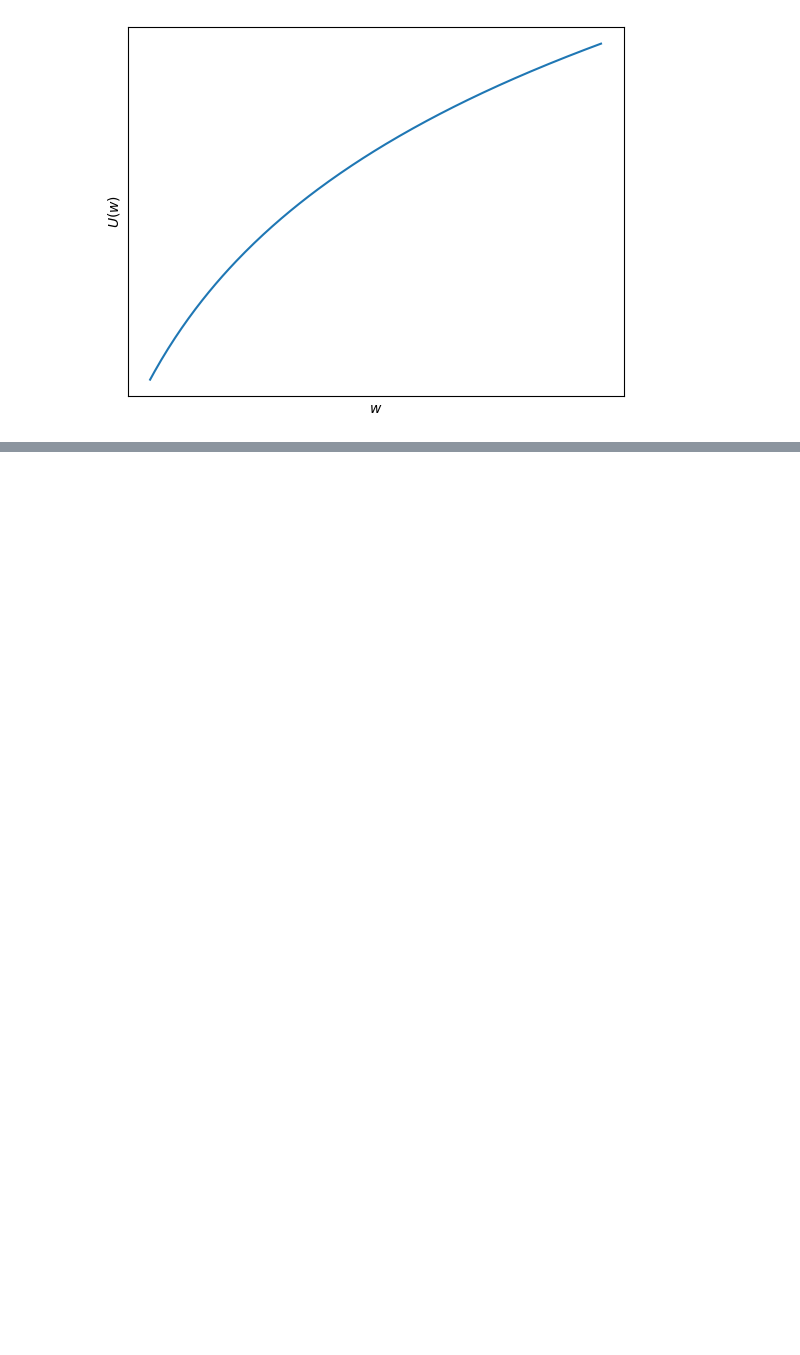
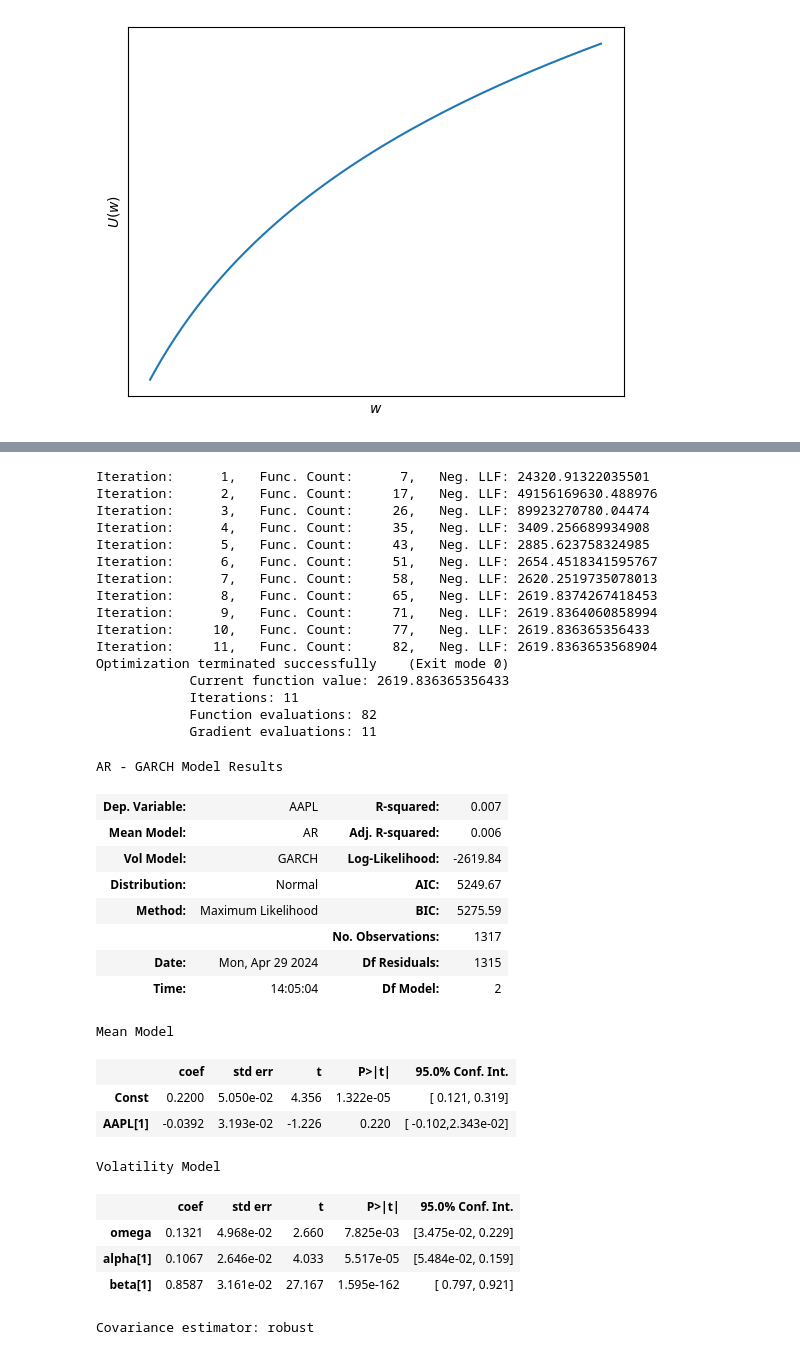
Before and after one commit to RalfKellner/fdaml_coursebook, a Jupyter notebook: _sources/03_univariate_models.ipynb, the cells around one changed output, grey strips where cells are left out. Cells and saved outputs as stored; diff of their text form; code cells hidden in the pictures; blank space fills up the shorter version.

```diff
--- a/_sources/03_univariate_models.ipynb
+++ b/_sources/03_univariate_models.ipynb
@@ -489,0 +654,43 @@ VaR, ES, Expectiles, Aximos....
+# %%
+from arch import arch_model
+
+
+am = arch_model(aapl_returns*100, mean = "AR", lags = 1)
+res = am.fit()
+res.summary()
+# %% [output]
+Iteration:      1,   Func. Count:      7,   Neg. LLF: 24320.91322035501
+Iteration:      2,   Func. Count:     17,   Neg. LLF: 49156169630.488976
+Iteration:      3,   Func. Count:     26,   Neg. LLF: 89923270780.04474
+Iteration:      4,   Func. Count:     35,   Neg. LLF: 3409.256689934908
+Iteration:      5,   Func. Count:     43,   Neg. LLF: 2885.623758324985
+Iteration:      6,   Func. Count:     51,   Neg. LLF: 2654.4518341595767
+Iteration:      7,   Func. Count:     58,   Neg. LLF: 2620.2519735078013
+Iteration:      8,   Func. Count:     65,   Neg. LLF: 2619.8374267418453
+Iteration:      9,   Func. Count:     71,   Neg. LLF: 2619.8364060858994
+Iteration:     10,   Func. Count:     77,   Neg. LLF: 2619.836365356433
+Iteration:     11,   Func. Count:     82,   Neg. LLF: 2619.8363653568904
+Optimization terminated successfully    (Exit mode 0)
+            Current function value: 2619.836365356433
+            Iterations: 11
+            Function evaluations: 82
+            Gradient evaluations: 11
+AR - GARCH Model Results
+| Dep. Variable: | AAPL | R-squared: | 0.007 |
+| Mean Model: | AR | Adj. R-squared: | 0.006 |
+| Vol Model: | GARCH | Log-Likelihood: | -2619.84 |
+| Distribution: | Normal | AIC: | 5249.67 |
+| Method: | Maximum Likelihood | BIC: | 5275.59 |
+|  |  | No. Observations: | 1317 |
+| Date: | Mon, Apr 29 2024 | Df Residuals: | 1315 |
+| Time: | 14:05:04 | Df Model: | 2 |
+Mean Model
+|  | coef | std err | t | P>|t| | 95.0% Conf. Int. |
+| Const | 0.2200 | 5.050e-02 | 4.356 | 1.322e-05 | [ 0.121, 0.319] |
+| AAPL[1] | -0.0392 | 3.193e-02 | -1.226 | 0.220 | [ -0.102,2.343e-02] |
+Volatility Model
+|  | coef | std err | t | P>|t| | 95.0% Conf. Int. |
+| omega | 0.1321 | 4.968e-02 | 2.660 | 7.825e-03 | [3.475e-02, 0.229] |
+| alpha[1] | 0.1067 | 2.646e-02 | 4.033 | 5.517e-05 | [5.484e-02, 0.159] |
+| beta[1] | 0.8587 | 3.161e-02 | 27.167 | 1.595e-162 | [ 0.797, 0.921] |
+Covariance estimator: robust
```
Also changed, not shown: parts of 14 cells of this notebook, 6 other files.
